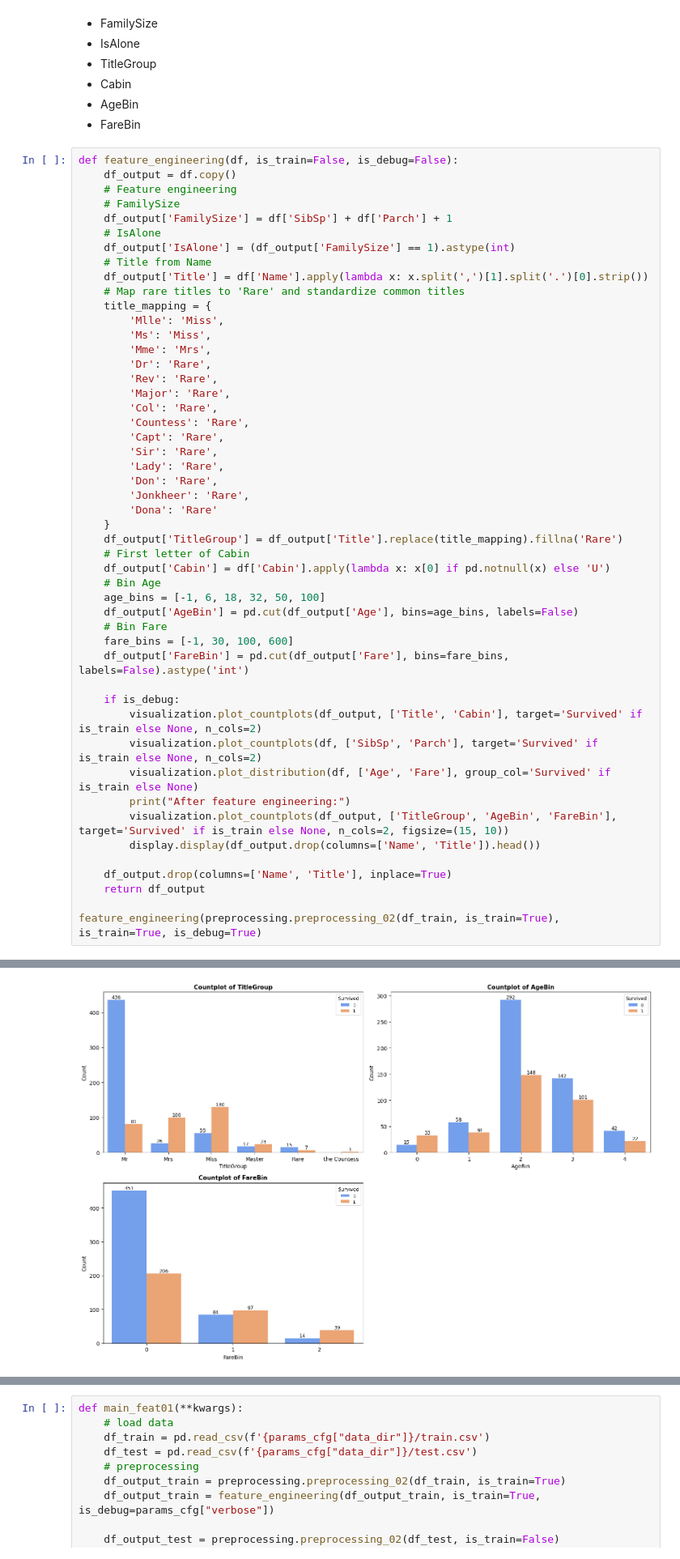
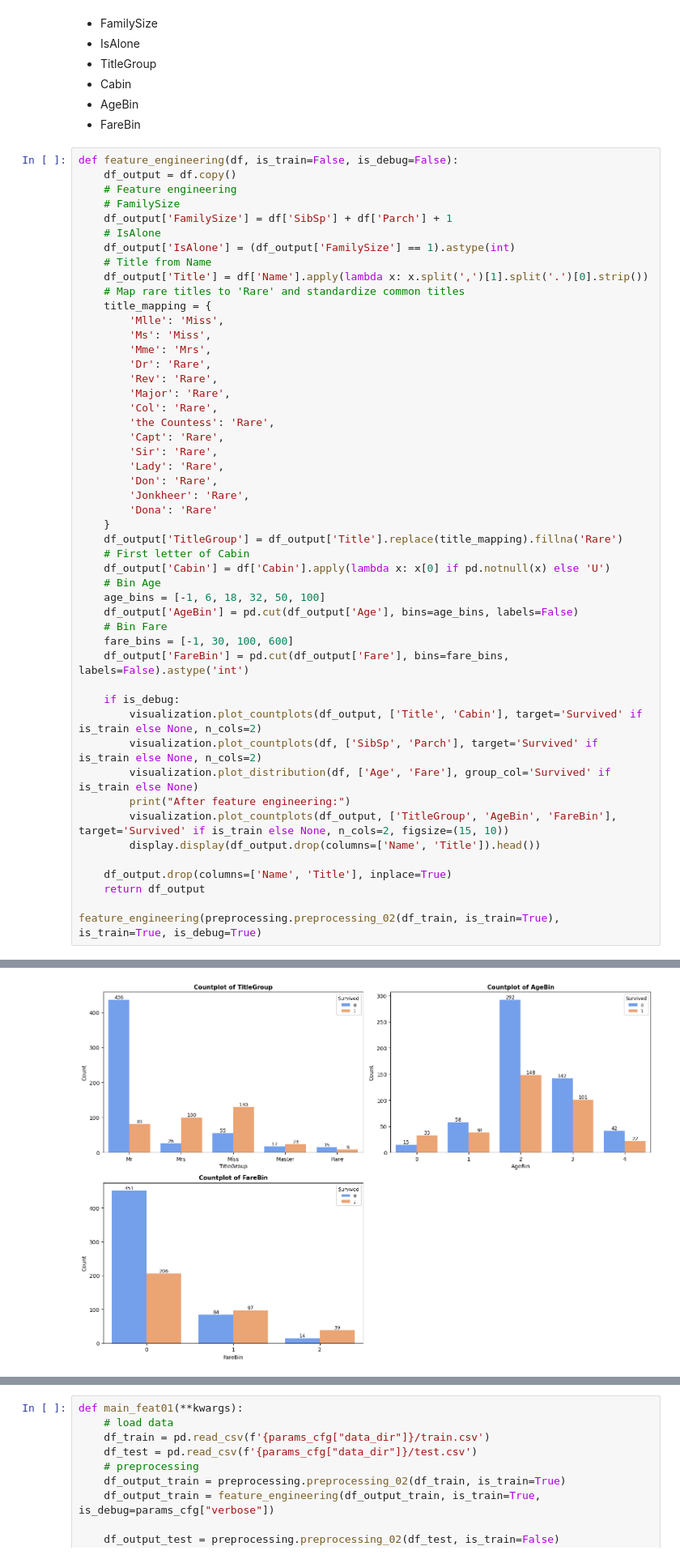
Before and after one commit to tuanphv/ML_Team, a Jupyter notebook: model/01_feature_engineering.ipynb, the cells around one changed output, grey strips where cells are left out. Shown: that part at 81% size. Saved outputs shown, nothing was run; the diff lists cells and outputs as text.

```diff
--- a/model/01_feature_engineering.ipynb
+++ b/model/01_feature_engineering.ipynb
@@ -152,7 +152,7 @@ def feature_engineering(df, is_train=False, is_debug=False):
         'Rev': 'Rare',
         'Major': 'Rare',
         'Col': 'Rare',
-        'Countess': 'Rare',
+        'the Countess': 'Rare',
         'Capt': 'Rare',
         'Sir': 'Rare',
         'Lady': 'Rare',
@@ -160,34 +160,34 @@ def feature_engineering(df, is_train=False, is_debug=False):
         'Jonkheer': 'Rare',
         'Dona': 'Rare'
     }
     df_output['TitleGroup'] = df_output['Title'].replace(title_mapping).fillna('Rare')
     # First letter of Cabin
     df_output['Cabin'] = df['Cabin'].apply(lambda x: x[0] if pd.notnull(x) else 'U')
     # Bin Age
     age_bins = [-1, 6, 18, 32, 50, 100]
     df_output['AgeBin'] = pd.cut(df_output['Age'], bins=age_bins, labels=False)
     # Bin Fare
     fare_bins = [-1, 30, 100, 600]
     df_output['FareBin'] = pd.cut(df_output['Fare'], bins=fare_bins, labels=False).astype('int')
 
     if is_debug:
         visualization.plot_countplots(df_output, ['Title', 'Cabin'], target='Survived' if is_train else None, n_cols=2)
         visualization.plot_countplots(df, ['SibSp', 'Parch'], target='Survived' if is_train else None, n_cols=2)
         visualization.plot_distribution(df, ['Age', 'Fare'], group_col='Survived' if is_train else None)
         print("After feature engineering:")
         visualization.plot_countplots(df_output, ['TitleGroup', 'AgeBin', 'FareBin'], target='Survived' if is_train else None, n_cols=2, figsize=(15, 10))
         display.display(df_output.drop(columns=['Name', 'Title']).head())
 
     df_output.drop(columns=['Name', 'Title'], inplace=True)
     return df_output
 
 feature_engineering(preprocessing.preprocessing_02(df_train, is_train=True), is_train=True, is_debug=True)
 # %% [output]
 [figure]
 [figure]
 [figure]
 After feature engineering:
-[figure, old version]
+[figure, new version]
 |  | Age | Fare | Embarked | Cabin | Pclass | SibSp | Parch | Sex | Survived | FamilySize | ... |
 | 0 | 22.0 | 7.2500 | S | U | 3 | 1 | 0 | male | 0 | 2 | ... |
 | 1 | 38.0 | 71.2833 | C | C | 1 | 1 | 0 | female | 1 | 2 | ... |
```
Also changed, not shown: parts of 5 cells of this notebook, 6 other files.
